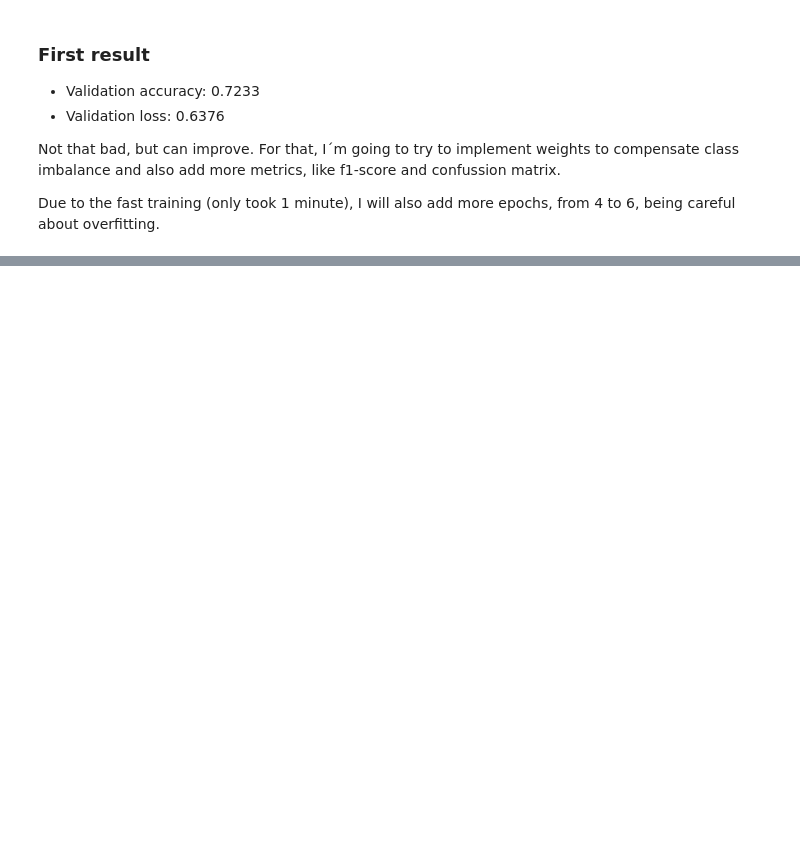
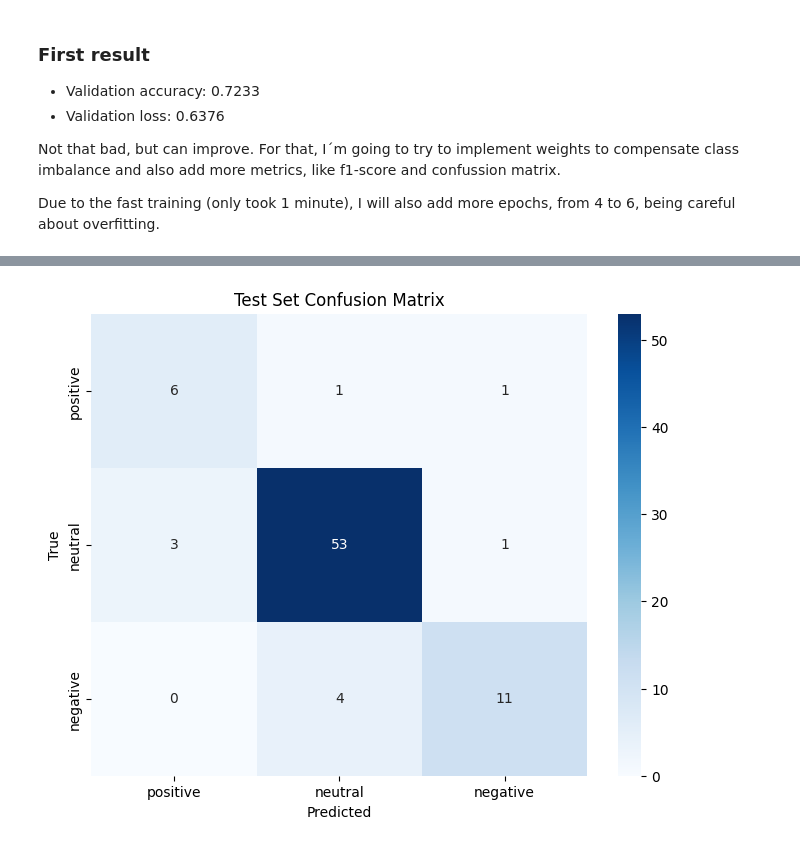
Before and after one commit to VforVitorio/F1_Strat_Manager, a Jupyter notebook: scripts/NLP_radio_processing/N03_bert_sentiment.ipynb, the cells around one changed output, grey strips where cells are left out. Drawn from its saved outputs; the diff is of its cells as text; code cells hidden in the pictures; blank space fills up the shorter version.

Commit message:
finished sentiment analyzwr model with roberta, merging to dev and main. Starting next notebook for radio info extraction

```diff
--- a/scripts/NLP_radio_processing/N03_bert_sentiment.ipynb
+++ b/scripts/NLP_radio_processing/N03_bert_sentiment.ipynb
@@ -695,0 +932,20 @@ For a 3-class sentiment problem with this level of imbalance, 78.5% is quite goo
+# %%
+# Calculate overall accuracy
+test_accuracy = accuracy_score(all_true_labels, all_predictions)
+print(f"Test set accuracy: {test_accuracy:.4f}")
+
+# Calculate F1 score (weighted)
+from sklearn.metrics import f1_score
+f1 = f1_score(all_true_labels, all_predictions, average='weighted')
+print(f"F1 score (weighted): {f1:.4f}")
+
+# Create a detailed classification report
+sentiment_names = ['positive', 'neutral', 'negative']
+print("\nClassification Report:")
+report = classification_report(
+    all_true_labels,
+    all_predictions,
+    target_names=sentiment_names,
+    digits=4
+)
+print(report)
@@ -695,0 +966,18 @@ For a 3-class sentiment problem with this level of imbalance, 78.5% is quite goo
+# %%
+# Create and plot confusion matrix
+cm = confusion_matrix(all_true_labels, all_predictions)
+plt.figure(figsize=(8, 6))
+sns.heatmap(
+    cm,
+    annot=True,
+    fmt='d',
+    cmap='Blues',
+    xticklabels=sentiment_names,
+    yticklabels=sentiment_names
+)
+plt.xlabel('Predicted')
+plt.ylabel('True')
+plt.title('Test Set Confusion Matrix')
+plt.show()
+# %% [output]
+[figure, added]
```
Also changed, not shown: parts of 18 cells of this notebook, 3 other files.
